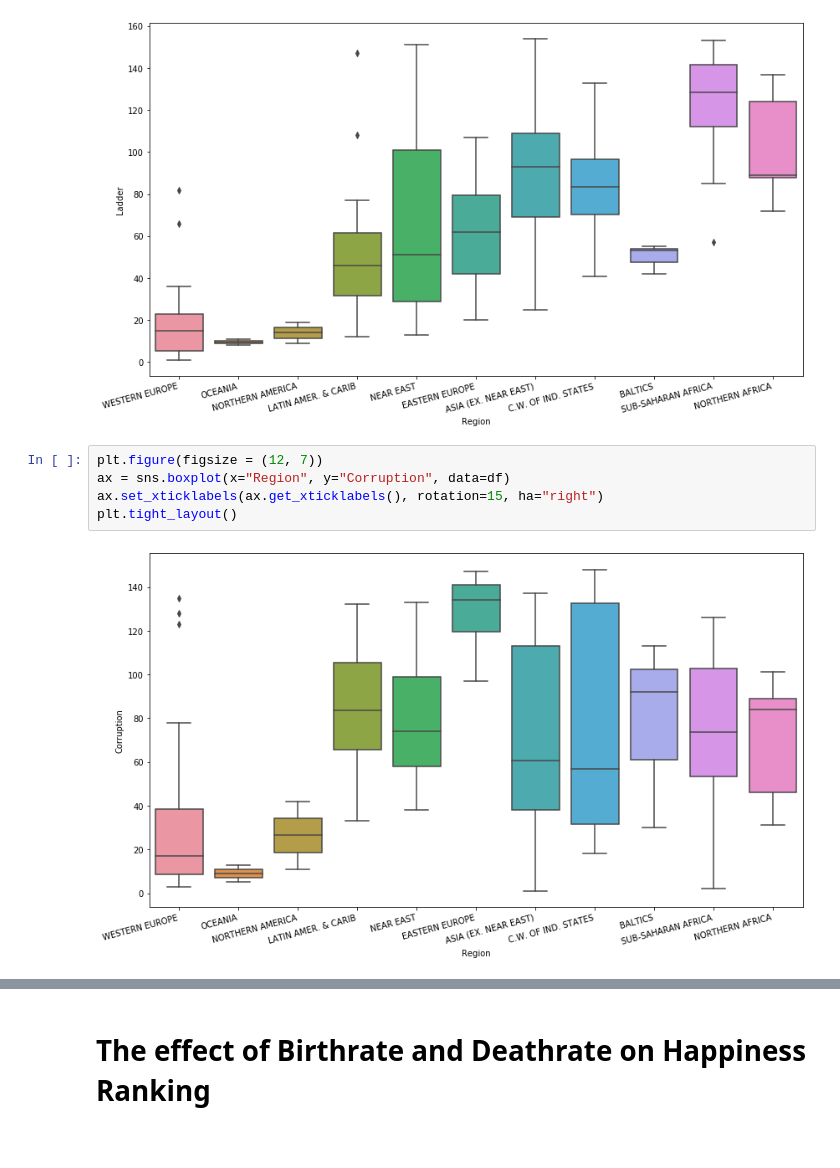
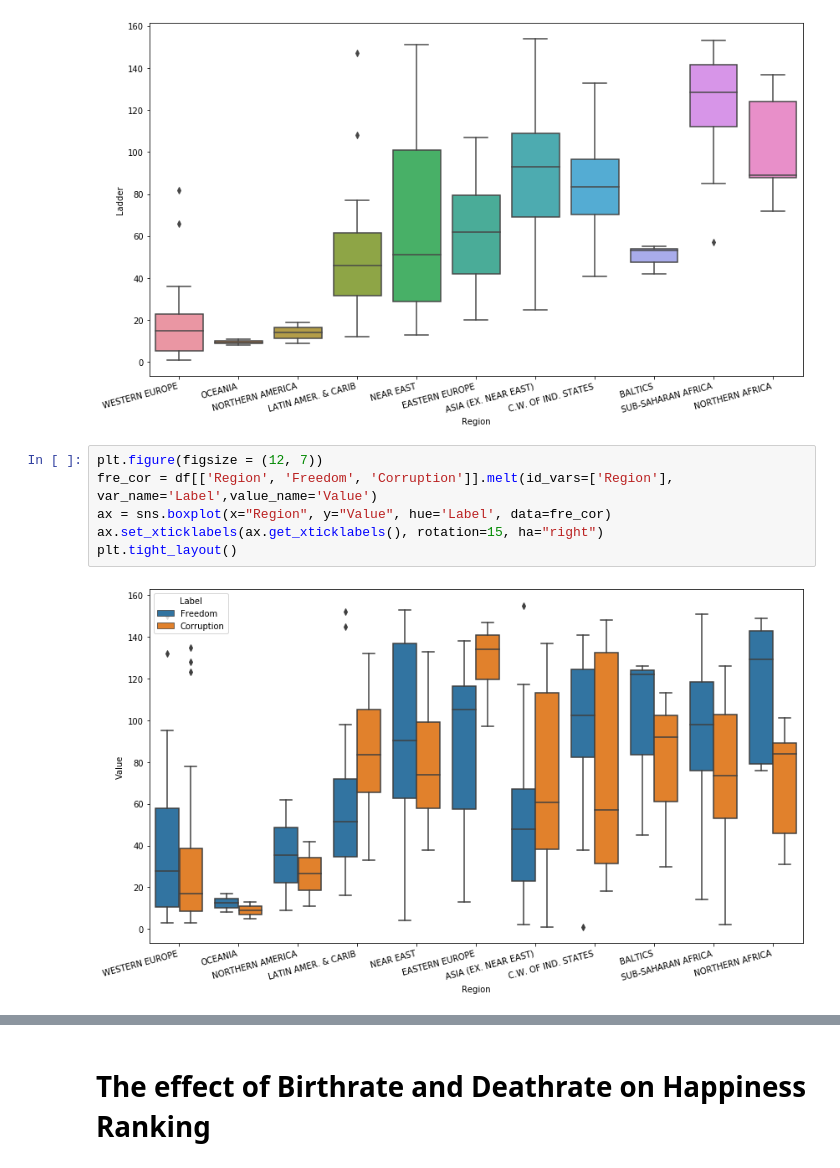
Before and after one commit to danielchen115/world-happiness-2019-eda, a Jupyter notebook: world_happiness.ipynb, the cells around one changed output, grey strips where cells are left out. Drawn from its saved outputs; the diff is of its cells as text.

Commit message:
merge freedom/corruption scatters

```diff
--- a/world_happiness.ipynb
+++ b/world_happiness.ipynb
@@ -75,8 +75,9 @@ plt.tight_layout()
 [figure]
 # %%
 plt.figure(figsize = (12, 7))
-ax = sns.boxplot(x="Region", y="Corruption", data=df)
+fre_cor = df[['Region', 'Freedom', 'Corruption']].melt(id_vars=['Region'], var_name='Label',value_name='Value')
+ax = sns.boxplot(x="Region", y="Value", hue='Label', data=fre_cor)
 ax.set_xticklabels(ax.get_xticklabels(), rotation=15, ha="right")
 plt.tight_layout()
 # %% [output]
-[figure, old version]
+[figure, new version]
```
Also changed, not shown: parts of 1 cell of this notebook.
